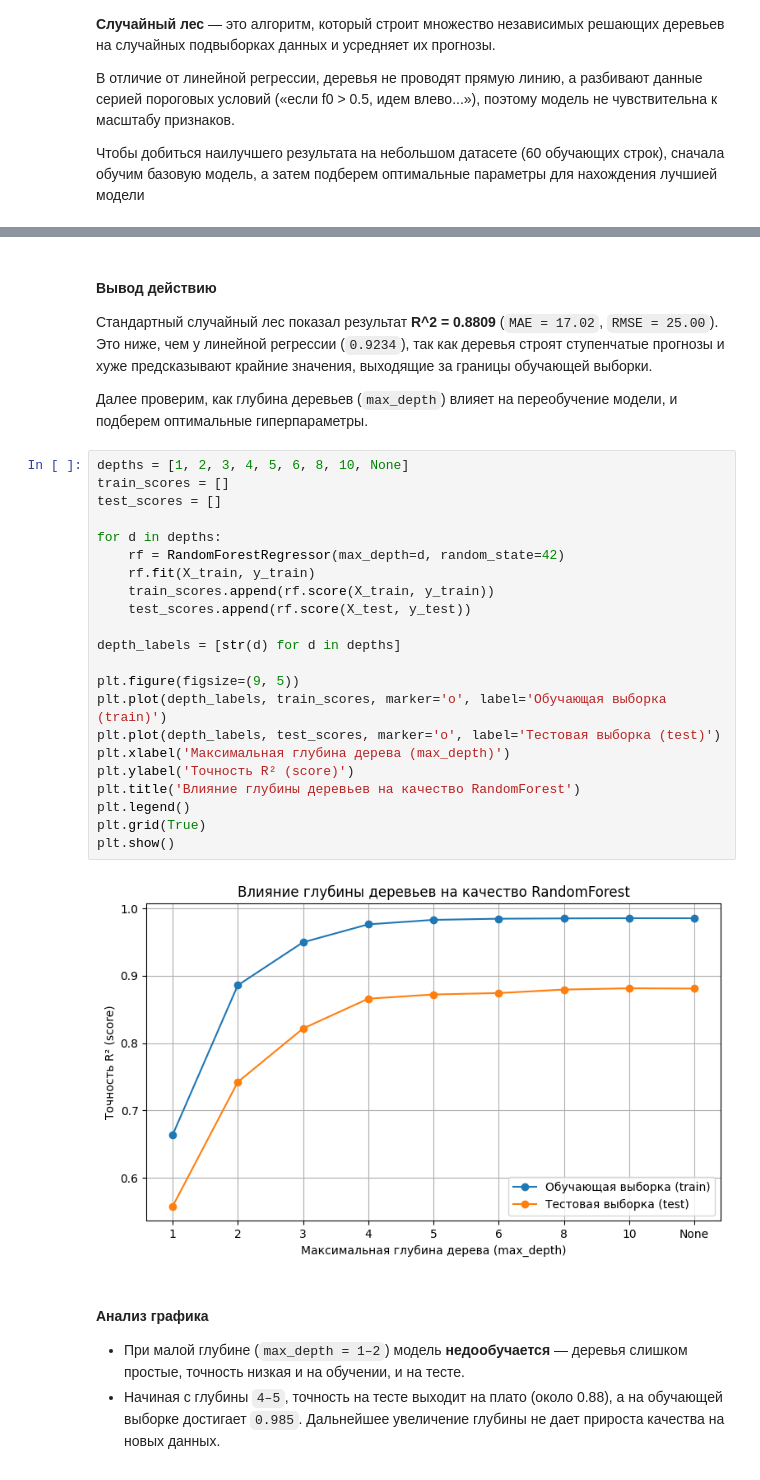
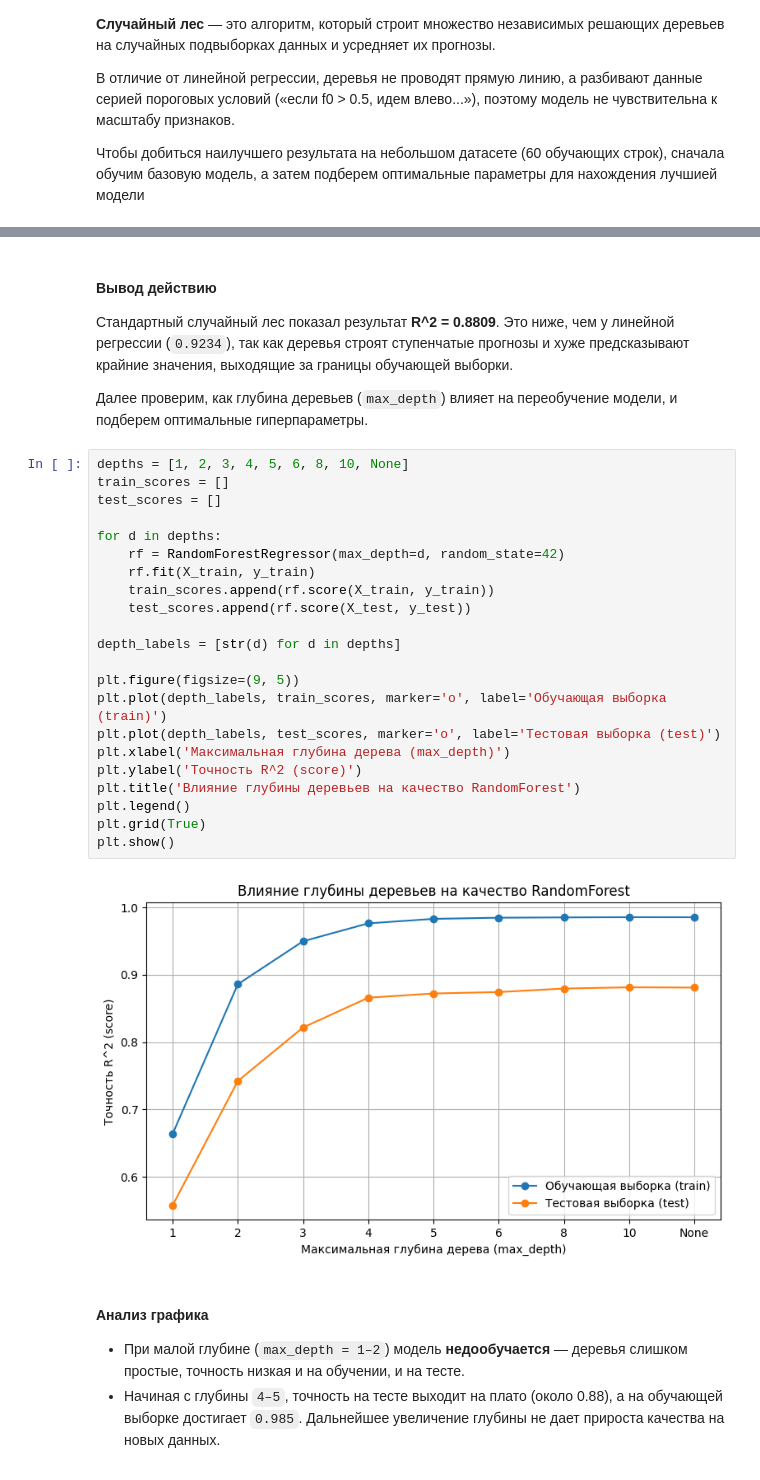
Before and after one commit to Tsvil12/MLsemestr, a Jupyter notebook: task1_regression/regression_v2.ipynb, the cells around one changed output, grey strips where cells are left out. Saved outputs shown, nothing was run; the diff lists cells and outputs as text.

```diff
--- a/task1_regression/regression_v2.ipynb
+++ b/task1_regression/regression_v2.ipynb
@@ -368,33 +337,33 @@ RMSE: 25.0017
 # %% [markdown]
 #### Вывод действию
-Стандартный случайный лес показал результат **R^2 = 0.8809** (`MAE = 17.02`, `RMSE = 25.00`).
+Стандартный случайный лес показал результат **R^2 = 0.8809**.
 Это ниже, чем у линейной регрессии (`0.9234`), так как деревья строят ступенчатые прогнозы и хуже предсказывают крайние значения, выходящие за границы обучающей выборки.
 
 Далее проверим, как глубина деревьев (`max_depth`) влияет на переобучение модели, и подберем оптимальные гиперпараметры.
 # %%
 depths = [1, 2, 3, 4, 5, 6, 8, 10, None]
 train_scores = []
 test_scores = []
 
 for d in depths:
     rf = RandomForestRegressor(max_depth=d, random_state=42)
     rf.fit(X_train, y_train)
     train_scores.append(rf.score(X_train, y_train))
     test_scores.append(rf.score(X_test, y_test))
 
 depth_labels = [str(d) for d in depths]
 
 plt.figure(figsize=(9, 5))
 plt.plot(depth_labels, train_scores, marker='o', label='Обучающая выборка (train)')
 plt.plot(depth_labels, test_scores, marker='o', label='Тестовая выборка (test)')
 plt.xlabel('Максимальная глубина дерева (max_depth)')
-plt.ylabel('Точность R² (score)')
+plt.ylabel('Точность R^2 (score)')
 plt.title('Влияние глубины деревьев на качество RandomForest')
 plt.legend()
 plt.grid(True)
 plt.show()
 # %% [output]
-[figure, old version]
+[figure, new version]
 # %% [markdown]
 #### Анализ графика
 * При малой глубине (`max_depth = 1–2`) модель **недообучается** — деревья слишком простые, точность низкая и на обучении, и на тесте.
```
Also changed, not shown: parts of 23 cells of this notebook, 1 other file.
